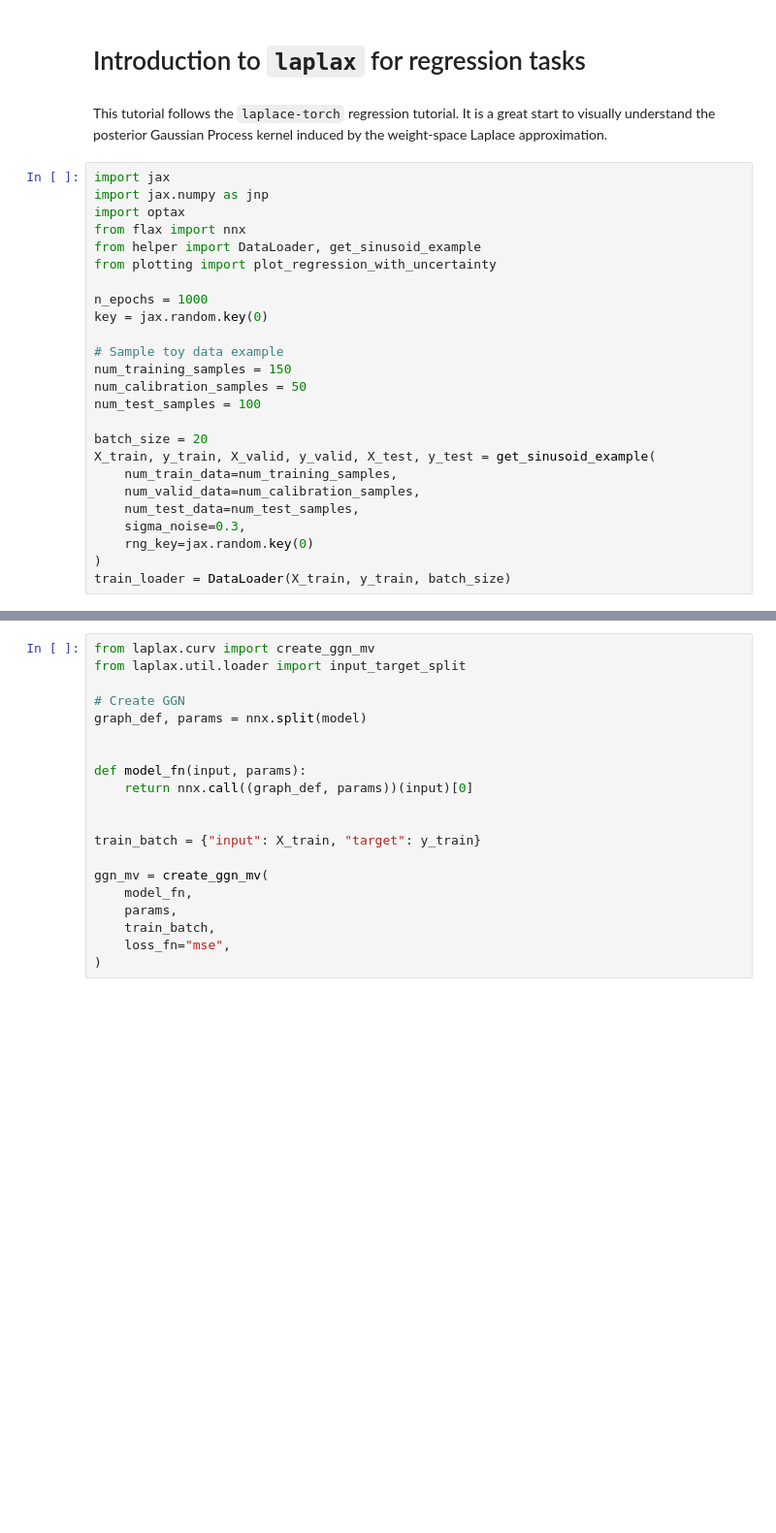
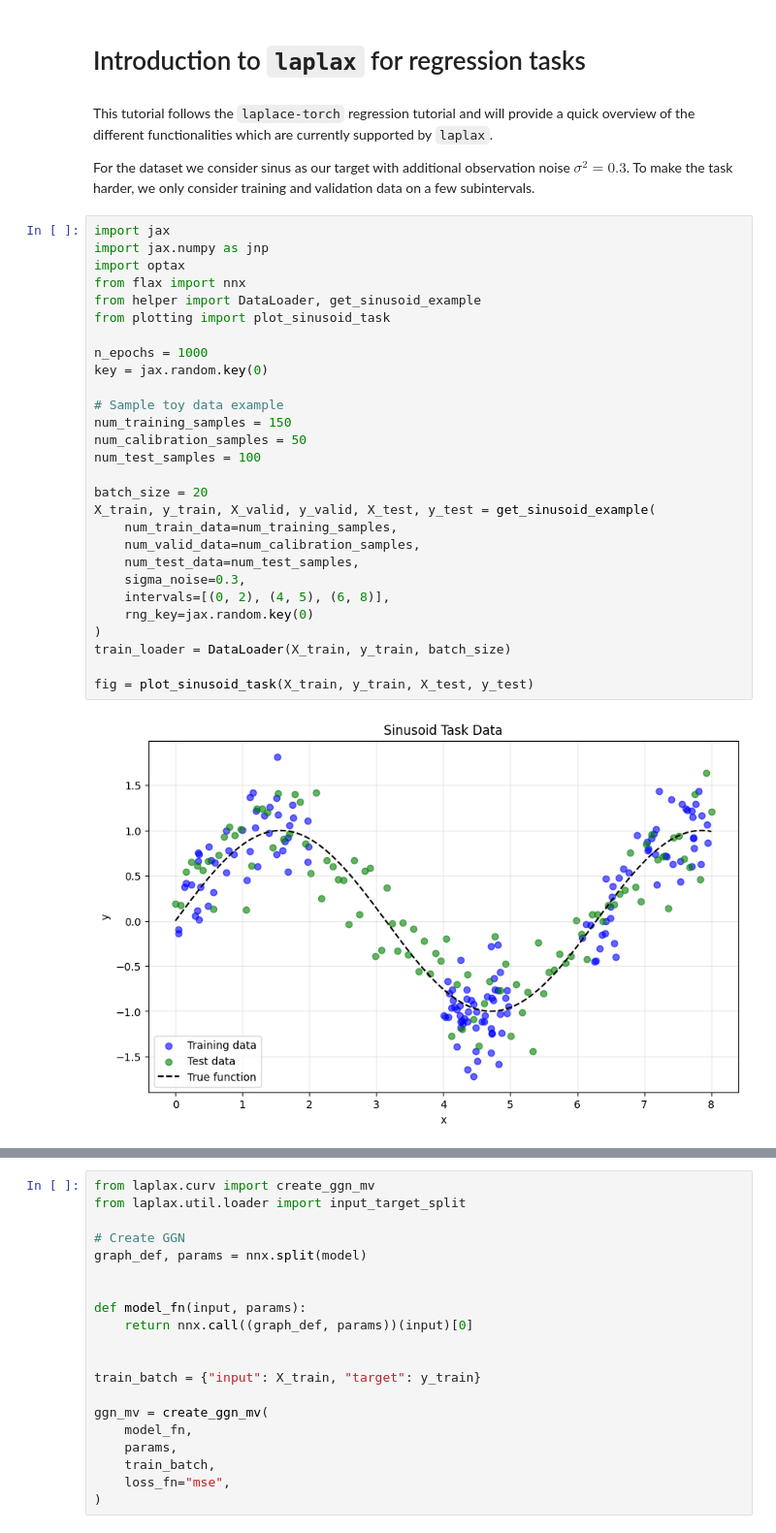
Before and after one commit to lenardrommel/laplax, a Jupyter notebook: examples/0001_posterior_gp_kernel.ipynb, the cells around one changed output, grey strips where cells are left out. Shown at 97% size. Cells and saved outputs as stored; diff of their text form; blank space fills up the shorter version.

```diff
--- a/examples/0001_posterior_gp_kernel.ipynb
+++ b/examples/0001_posterior_gp_kernel.ipynb
@@ -1,30 +1,37 @@
 # %% [markdown]
 # Introduction to `laplax` for regression tasks
-# %% [markdown]
-This tutorial follows the `laplace-torch` regression tutorial. It is a great start to visually understand the posterior Gaussian Process kernel induced by the weight-space Laplace approximation.
+# %% [markdown]
+This tutorial follows the `laplace-torch` regression tutorial and will provide a quick overview of the different functionalities which are currently supported by `laplax`.
+
+For the dataset we consider sinus as our target with additional observation noise $\sigma^2 = 0.3$. To make the task harder, we only consider training and validation data on a few subintervals.
 # %%
 import jax
 import jax.numpy as jnp
 import optax
 from flax import nnx
 from helper import DataLoader, get_sinusoid_example
-from plotting import plot_regression_with_uncertainty
+from plotting import plot_sinusoid_task
 
 n_epochs = 1000
 key = jax.random.key(0)
 
 # Sample toy data example
 num_training_samples = 150
 num_calibration_samples = 50
 num_test_samples = 100
 
 batch_size = 20
 X_train, y_train, X_valid, y_valid, X_test, y_test = get_sinusoid_example(
     num_train_data=num_training_samples,
     num_valid_data=num_calibration_samples,
     num_test_data=num_test_samples,
     sigma_noise=0.3,
+    intervals=[(0, 2), (4, 5), (6, 8)],
     rng_key=jax.random.key(0)
 )
 train_loader = DataLoader(X_train, y_train, batch_size)
+
+fig = plot_sinusoid_task(X_train, y_train, X_test, y_test)
+# %% [output]
+[figure, added]
 # %% [markdown]
```
Also changed, not shown: parts of 77 cells of this notebook.
